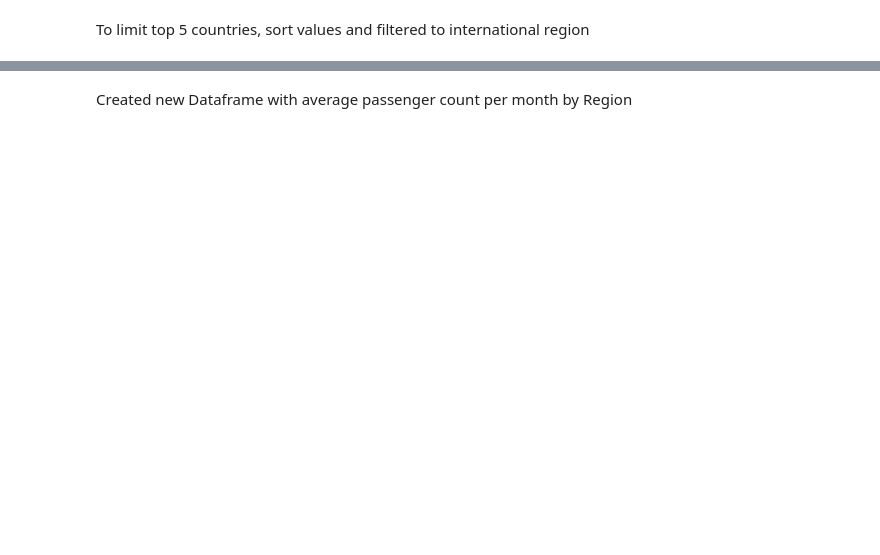
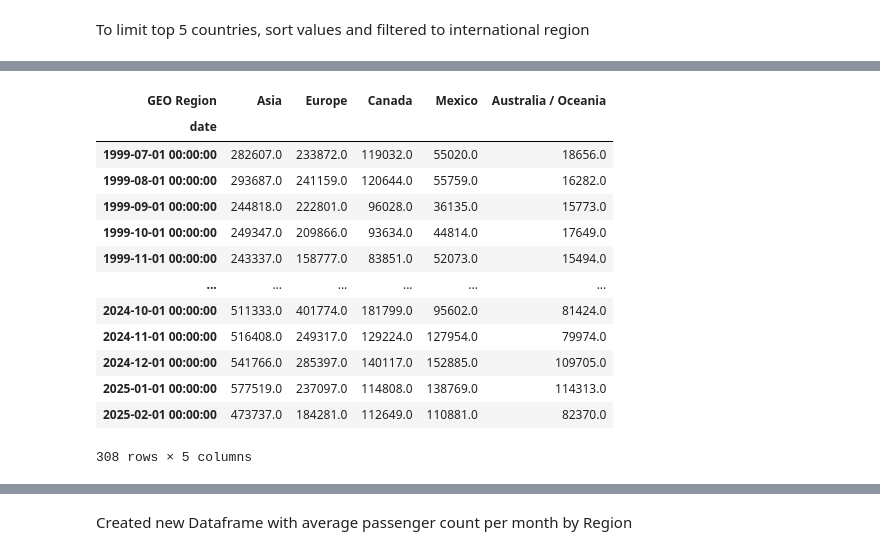
Before and after one commit to ahranyu/100_My_Project, a Jupyter notebook: 10_SFO_airtraffic/1_International.ipynb, the cells around one changed output, grey strips where cells are left out. Saved outputs shown, nothing was run; the diff lists cells and outputs as text; code cells hidden in the pictures; blank space fills up the shorter version.

```diff
--- a/10_SFO_airtraffic/1_International.ipynb
+++ b/10_SFO_airtraffic/1_International.ipynb
@@ -76,2 +70,19 @@ df_plot = df_region.iloc[:,1:6]
+# %%
+df_plot
+# %% [output]
+| GEO Region | Asia | Europe | Canada | Mexico | Australia / Oceania |
+| date |  |  |  |  |  |
+| 1999-07-01 00:00:00 | 282607.0 | 233872.0 | 119032.0 | 55020.0 | 18656.0 |
+| 1999-08-01 00:00:00 | 293687.0 | 241159.0 | 120644.0 | 55759.0 | 16282.0 |
+| 1999-09-01 00:00:00 | 244818.0 | 222801.0 | 96028.0 | 36135.0 | 15773.0 |
+| 1999-10-01 00:00:00 | 249347.0 | 209866.0 | 93634.0 | 44814.0 | 17649.0 |
+| 1999-11-01 00:00:00 | 243337.0 | 158777.0 | 83851.0 | 52073.0 | 15494.0 |
+| ... | ... | ... | ... | ... | ... |
+| 2024-10-01 00:00:00 | 511333.0 | 401774.0 | 181799.0 | 95602.0 | 81424.0 |
+| 2024-11-01 00:00:00 | 516408.0 | 249317.0 | 129224.0 | 127954.0 | 79974.0 |
+| 2024-12-01 00:00:00 | 541766.0 | 285397.0 | 140117.0 | 152885.0 | 109705.0 |
+| 2025-01-01 00:00:00 | 577519.0 | 237097.0 | 114808.0 | 138769.0 | 114313.0 |
+| 2025-02-01 00:00:00 | 473737.0 | 184281.0 | 112649.0 | 110881.0 | 82370.0 |
+308 rows × 5 columns
 # %%
 df_plot.rolling(window=12, min_periods=1).mean().plot(figsize=(6.5,5))
```
Also changed, not shown: parts of 21 cells of this notebook, 3 other files.
